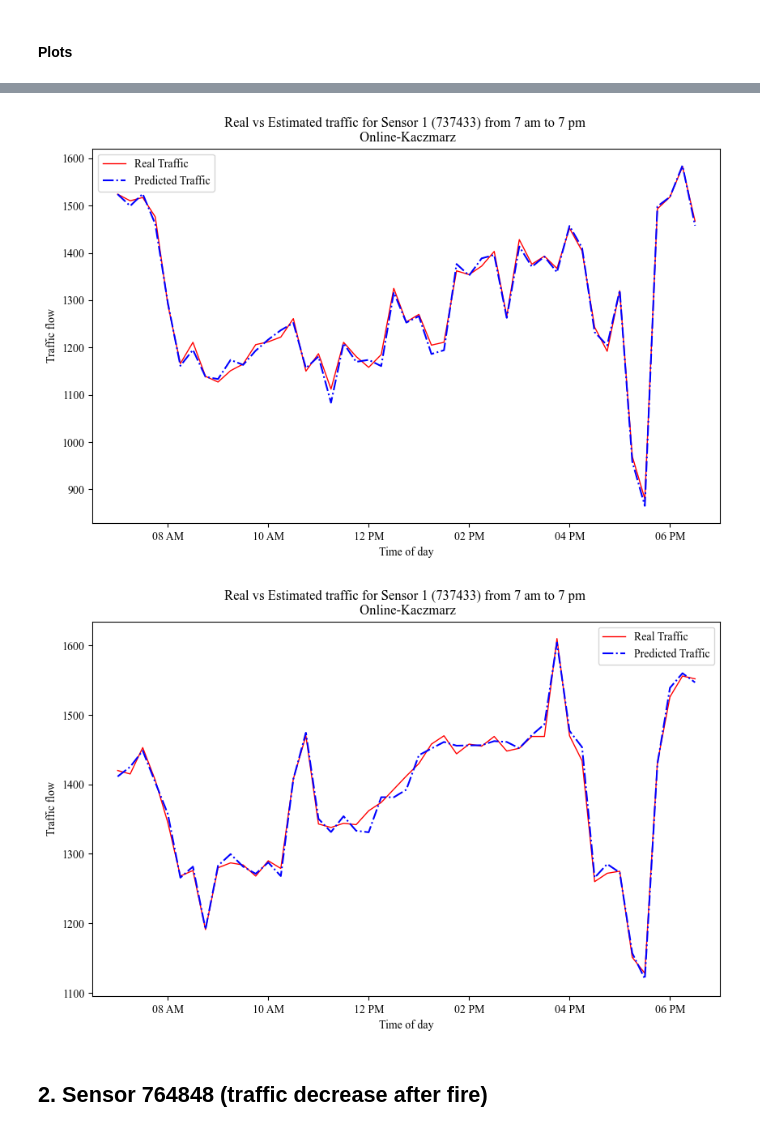
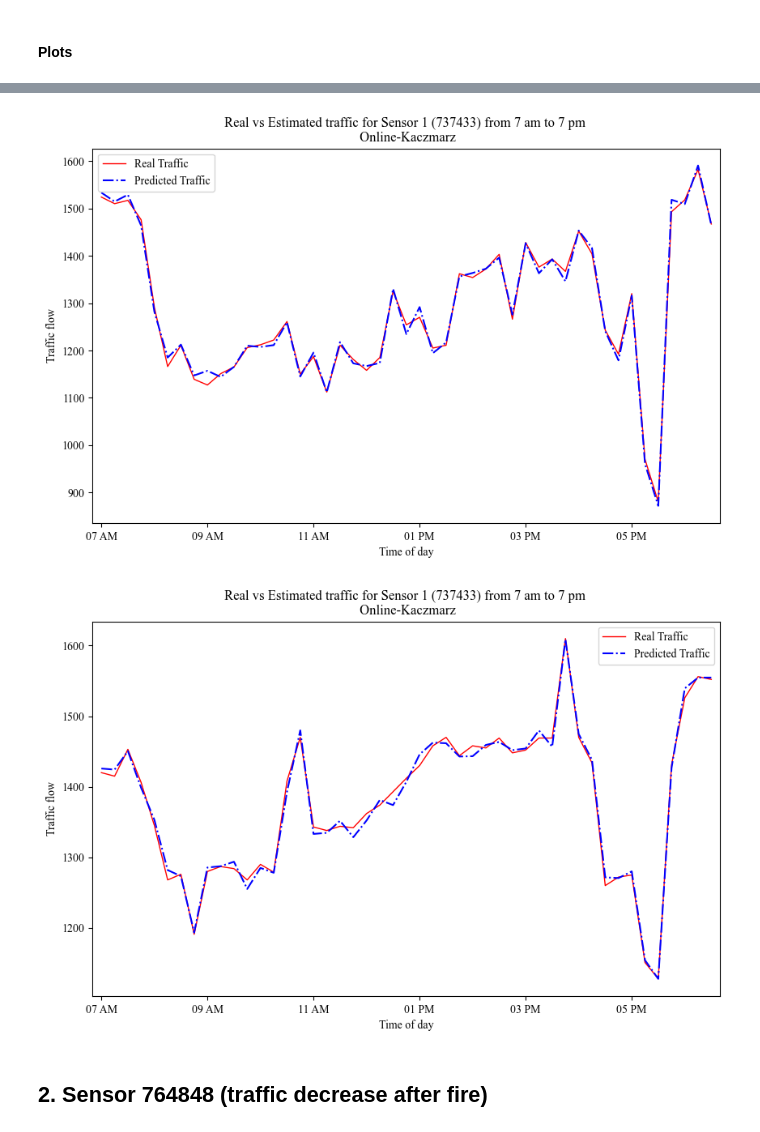
Before and after one commit to fsaudm/Recursive-Estimation-of-Polynomial-Approximation-Kaczmarz-Algorithm, a Jupyter notebook: Sensors.ipynb, the cells around one changed output, grey strips where cells are left out. Saved outputs shown, nothing was run; the diff lists cells and outputs as text; code cells hidden in the pictures.

```diff
--- a/Sensors.ipynb
+++ b/Sensors.ipynb
@@ -620,21 +607,19 @@ Weights:  (136, 1)
 ####    Results
 ################################################################################################
 
-Predicted_Values = y_hat_.flatten()
-print('Predicted_Values: ', Predicted_Values.shape)
-Real_Values = traffic_737433.iloc[:t, 0]
-print('Real_Values: ', Real_Values.shape)
-difference = (Real_Values-Predicted_Values).T
+print('Predicted_Values: ', y_hat_1.shape)
 
+y_1 = traffic_737433.iloc[:t, 0]
+print('Real_Values: ', y_1.shape)
 
-Y = pd.DataFrame({
-    'Predicted_Values': Predicted_Values,
-    'Real_Values': Real_Values,
-    'Difference': difference
+Y_1 = pd.DataFrame({
+    'Predicted_Values': y_hat_1,
+    'Real_Values': y_1,
+    'Difference': (y_1-y_hat_1).T
 })
 
 # Style DataFrame
-Y[-10:].style.format("{:.4f}")
+Y_1[-10:].style.format("{:.4f}")
 # %% [output]
 Predicted_Values:  (1440,)
 Real_Values:  (1440,)
@@ -702,15 +663,15 @@ plt.show()
 # n = int(t / days)
 n = 28 # Corresponds to the 7 of November, 2018
 
-num_entries = len(Y['Real_Values'][(48*(n-1)+1):48*(n)])
+num_entries = len(Y_1['Real_Values'][(48*(n-1)+1):48*(n)])
 time_range = pd.date_range(start='7:00', end='19:00', freq='15min')
 time_values = np.tile(time_range, num_entries // len(time_range) + 1)[:num_entries]
 
 # Prepare plot data
 plot_df = pd.DataFrame({
     'Time': time_values,
-    'Real_Values': Y['Real_Values'][(48*(n-1)+1):48*(n)].values,
-    'Predicted_Values': Y['Predicted_Values'][(48*(n-1)+1):48*(n)].values
+    'Real_Values': Y_1['Real_Values'][(48*(n-1)+1):48*(n)].values,
+    'Predicted_Values': Y_1['Predicted_Values'][(48*(n-1)+1):48*(n)].values
 })
 
 # Plot data
@@ -724,7 +685,7 @@ ax.xaxis.set_major_locator(mdates.HourLocator(interval=2))
 ax.xaxis.set_major_formatter(mdates.DateFormatter('%I %p'))
 
 # Set x limits and titles
-ax.set_xlim(plot_df['Time'].min() - pd.Timedelta(minutes=30), plot_df['Time'].max() + pd.Timedelta(minutes=30))
+ax.set_xlim(plot_df['Time'].min() - pd.Timedelta(minutes=10), plot_df['Time'].max() + pd.Timedelta(minutes=10))
 ax.set(xlabel='Time of day', ylabel='Traffic flow', title='Real vs Estimated traffic for Sensor 1 (737433) from 7 am to 7 pm \n Online-Kaczmarz')
 ax.legend()
 
@@ -739,39 +700,39 @@ plt.show()
 # Extract data and generate time values
 # n = int(t / days)
 n = 30 # Corresponds to the 9 of November, 2018
 
-num_entries = len(Y['Real_Values'][(48*(n-1)+1):48*(n)])
+num_entries = len(Y_1['Real_Values'][(48*(n-1)+1):48*(n)])
 time_range = pd.date_range(start='7:00', end='19:00', freq='15min')
 time_values = np.tile(time_range, num_entries // len(time_range) + 1)[:num_entries]
 
 # Prepare plot data
 plot_df = pd.DataFrame({
     'Time': time_values,
-    'Real_Values': Y['Real_Values'][(48*(n-1)+1):48*(n)].values,
-    'Predicted_Values': Y['Predicted_Values'][(48*(n-1)+1):48*(n)].values
+    'Real_Values': Y_1['Real_Values'][(48*(n-1)+1):48*(n)].values,
+    'Predicted_Values': Y_1['Predicted_Values'][(48*(n-1)+1):48*(n)].values
 })
 
 # Plot data
 fig, ax = plt.subplots(figsize=(10, 6))
 ax.plot('Time', 'Real_Values', data=plot_df, linewidth=1, color='red', label='Real Traffic')
 ax.plot('Time', 'Predicted_Values', data=plot_df, linestyle='dashdot', label='Predicted Traffic', color='b')
 
 
 # Set x-axis format and locator
 ax.xaxis.set_major_locator(mdates.HourLocator(interval=2))
 ax.xaxis.set_major_formatter(mdates.DateFormatter('%I %p'))
 
 # Set x limits and titles
-ax.set_xlim(plot_df['Time'].min() - pd.Timedelta(minutes=30), plot_df['Time'].max() + pd.Timedelta(minutes=30))
+ax.set_xlim(plot_df['Time'].min() - pd.Timedelta(minutes=10), plot_df['Time'].max() + pd.Timedelta(minutes=10))
 ax.set(xlabel='Time of day', ylabel='Traffic flow', title='Real vs Estimated traffic for Sensor 1 (737433) from 7 am to 7 pm \n Online-Kaczmarz')
 ax.legend()
 
 plt.savefig('./Figures/after ignition - Increase.png')
 
 plt.show()
 # %% [output]
-[figure, old version]
+[figure, new version]
-[figure, old version]
+[figure, new version]
 # %% [markdown]
 ## 2. Sensor 764848 (traffic decrease after fire)
 # %% [markdown]
```
Also changed, not shown: parts of 16 cells of this notebook, 6 other files.
